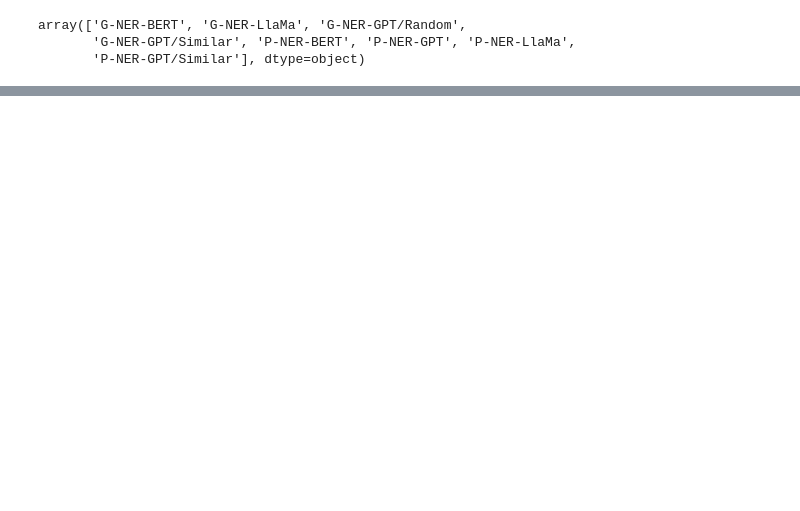
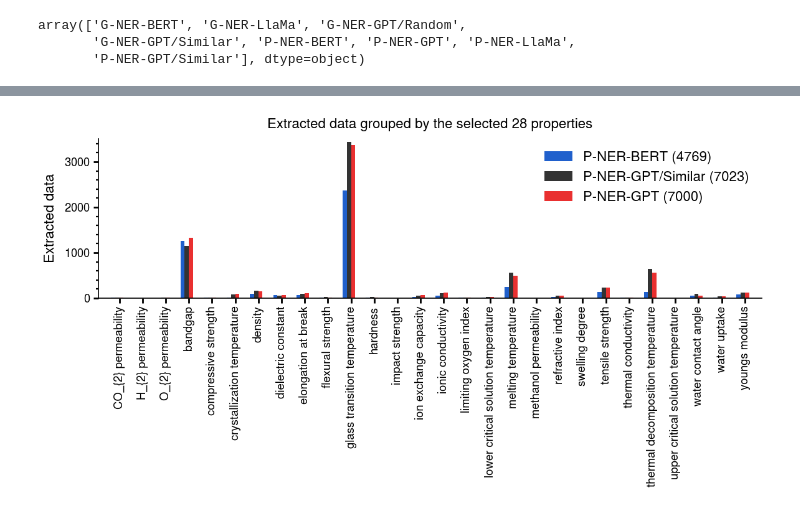
Before and after one commit to Ramprasad-Group/PromptDataExtraction, a Jupyter notebook: notebooks/Analyze-Select-1k.ipynb, the cells around one changed output, grey strips where cells are left out. Cells and saved outputs as stored; diff of their text form; code cells hidden in the pictures; blank space fills up the shorter version.

Commit message:
changes to analysis notebooks

```diff
--- a/notebooks/Analyze-Select-1k.ipynb
+++ b/notebooks/Analyze-Select-1k.ipynb
@@ -1650,0 +1701,29 @@ plt.show()
+# %%
+
+fig, ax = plt.subplots(figsize=(6, 3.2), dpi=200)
+
+width = 0.18  # the width of the bars
+multiplier = -1.5
+x = np.arange(propdf.shape[0])          # the label locations
+
+for col in ["P-NER-BERT", "P-NER-GPT/Similar", "P-NER-GPT"]:
+    offset = width * multiplier
+    total = propdf[col].sum()
+    rects = ax.bar(x + offset, propdf[col], width, label=f"{col} ({total})")
+    # ax.bar_label(rects, padding=3)
+    multiplier += 1
+
+# Add some text for labels, title and custom x-axis tick labels, etc.
+ax.set_ylabel('Extracted data')
+ax.set_title('Extracted data grouped by the selected 28 properties')
+ax.set_xticks(x)
+ax.tick_params(axis='x', which='minor', bottom=False)
+ax.set_xticklabels(propdf.index, rotation=90)
+ax.legend()
+
+
+plt.tight_layout()
+plt.savefig("notebooks/Selec1k-Extracted-Data.png")
+plt.show()
+# %% [output]
+[figure, added]
```
Also changed, not shown: parts of 16 cells of this notebook, 1 other file.
